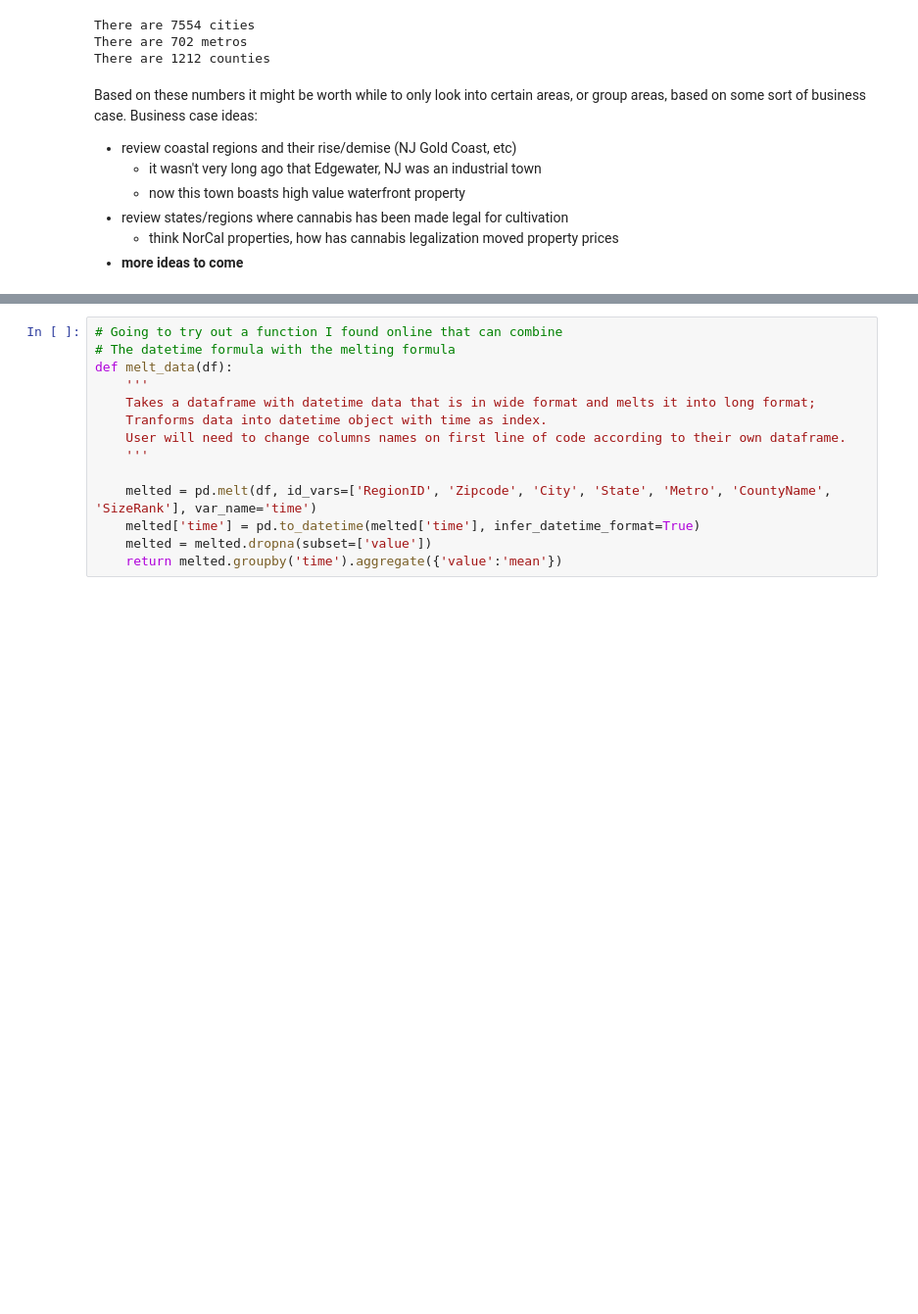
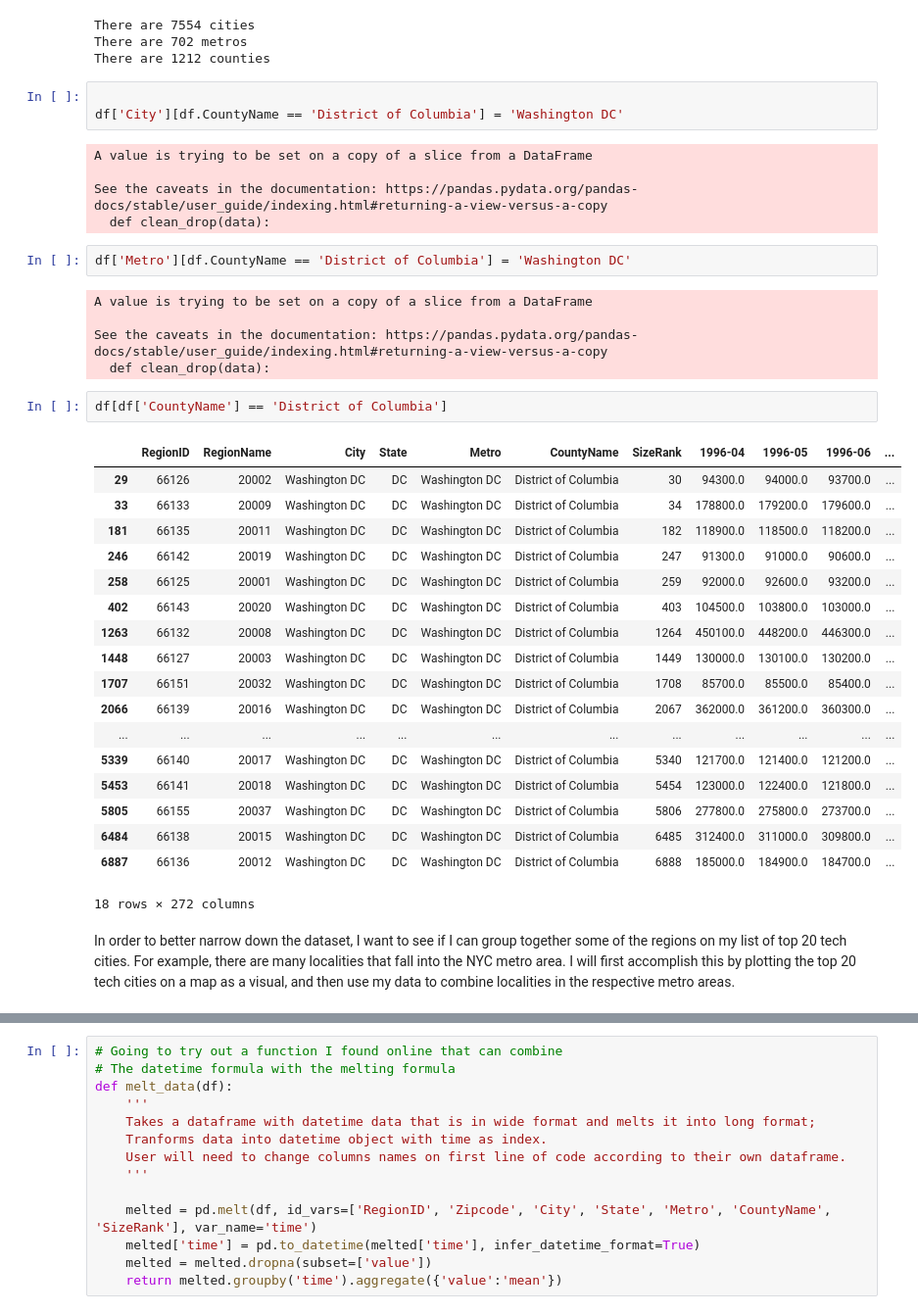
Before and after one commit to daveajstearns/mod4_project, a Jupyter notebook: starter_notebook.ipynb, the cells around one changed output, grey strips where cells are left out. Shown: that part at 98% size. Saved outputs shown, nothing was run; the diff lists cells and outputs as text; blank space fills up the shorter version.

Commit message:
data cleaning

```diff
--- a/starter_notebook.ipynb
+++ b/starter_notebook.ipynb
@@ -64,11 +67,41 @@ print('There are', len(set(df['CountyName'])), 'counties')
 There are 7554 cities
 There are 702 metros
 There are 1212 counties
-# %% [markdown]
-Based on these numbers it might be worth while to only look into certain areas, or group areas, based on some sort of business case. Business case ideas:
-* review coastal regions and their rise/demise (NJ Gold Coast, etc)
-    * it wasn't very long ago that Edgewater, NJ was an industrial town
-    * now this town boasts high value waterfront property
-* review states/regions where cannabis has been made legal for cultivation
-    * think NorCal properties, how has cannabis legalization moved property prices
-* **more ideas to come**
+# %%
+
+df['City'][df.CountyName == 'District of Columbia'] = 'Washington DC'
+# %% [output]
+A value is trying to be set on a copy of a slice from a DataFrame
+
+See the caveats in the documentation: https://pandas.pydata.org/pandas-docs/stable/user_guide/indexing.html#returning-a-view-versus-a-copy
+  def clean_drop(data):
+# %%
+df['Metro'][df.CountyName == 'District of Columbia'] = 'Washington DC'
+# %% [output]
+A value is trying to be set on a copy of a slice from a DataFrame
+
+See the caveats in the documentation: https://pandas.pydata.org/pandas-docs/stable/user_guide/indexing.html#returning-a-view-versus-a-copy
+  def clean_drop(data):
+# %%
+df[df['CountyName'] == 'District of Columbia']
+# %% [output]
+|  | RegionID | RegionName | City | State | Metro | CountyName | SizeRank | 1996-04 | 1996-05 | 1996-06 | ... |
+| 29 | 66126 | 20002 | Washington DC | DC | Washington DC | District of Columbia | 30 | 94300.0 | 94000.0 | 93700.0 | ... |
+| 33 | 66133 | 20009 | Washington DC | DC | Washington DC | District of Columbia | 34 | 178800.0 | 179200.0 | 179600.0 | ... |
+| 181 | 66135 | 20011 | Washington DC | DC | Washington DC | District of Columbia | 182 | 118900.0 | 118500.0 | 118200.0 | ... |
+| 246 | 66142 | 20019 | Washington DC | DC | Washington DC | District of Columbia | 247 | 91300.0 | 91000.0 | 90600.0 | ... |
+| 258 | 66125 | 20001 | Washington DC | DC | Washington DC | District of Columbia | 259 | 92000.0 | 92600.0 | 93200.0 | ... |
+| 402 | 66143 | 20020 | Washington DC | DC | Washington DC | District of Columbia | 403 | 104500.0 | 103800.0 | 103000.0 | ... |
+| 1263 | 66132 | 20008 | Washington DC | DC | Washington DC | District of Columbia | 1264 | 450100.0 | 448200.0 | 446300.0 | ... |
+| 1448 | 66127 | 20003 | Washington DC | DC | Washington DC | District of Columbia | 1449 | 130000.0 | 130100.0 | 130200.0 | ... |
+| 1707 | 66151 | 20032 | Washington DC | DC | Washington DC | District of Columbia | 1708 | 85700.0 | 85500.0 | 85400.0 | ... |
+| 2066 | 66139 | 20016 | Washington DC | DC | Washington DC | District of Columbia | 2067 | 362000.0 | 361200.0 | 360300.0 | ... |
+| ... | ... | ... | ... | ... | ... | ... | ... | ... | ... | ... | ... |
+| 5339 | 66140 | 20017 | Washington DC | DC | Washington DC | District of Columbia | 5340 | 121700.0 | 121400.0 | 121200.0 | ... |
+| 5453 | 66141 | 20018 | Washington DC | DC | Washington DC | District of Columbia | 5454 | 123000.0 | 122400.0 | 121800.0 | ... |
+| 5805 | 66155 | 20037 | Washington DC | DC | Washington DC | District of Columbia | 5806 | 277800.0 | 275800.0 | 273700.0 | ... |
+| 6484 | 66138 | 20015 | Washington DC | DC | Washington DC | District of Columbia | 6485 | 312400.0 | 311000.0 | 309800.0 | ... |
+| 6887 | 66136 | 20012 | Washington DC | DC | Washington DC | District of Columbia | 6888 | 185000.0 | 184900.0 | 184700.0 | ... |
+18 rows × 272 columns
+# %% [markdown]
+In order to better narrow down the dataset, I want to see if I can group together some of the regions on my list of top 20 tech cities. For example, there are many localities that fall into the NYC metro area. I will first accomplish this by plotting the top 20 tech cities on a map as a visual, and then use my data to combine localities in the respective metro areas.
```
Also changed, not shown: parts of 20 cells of this notebook.
